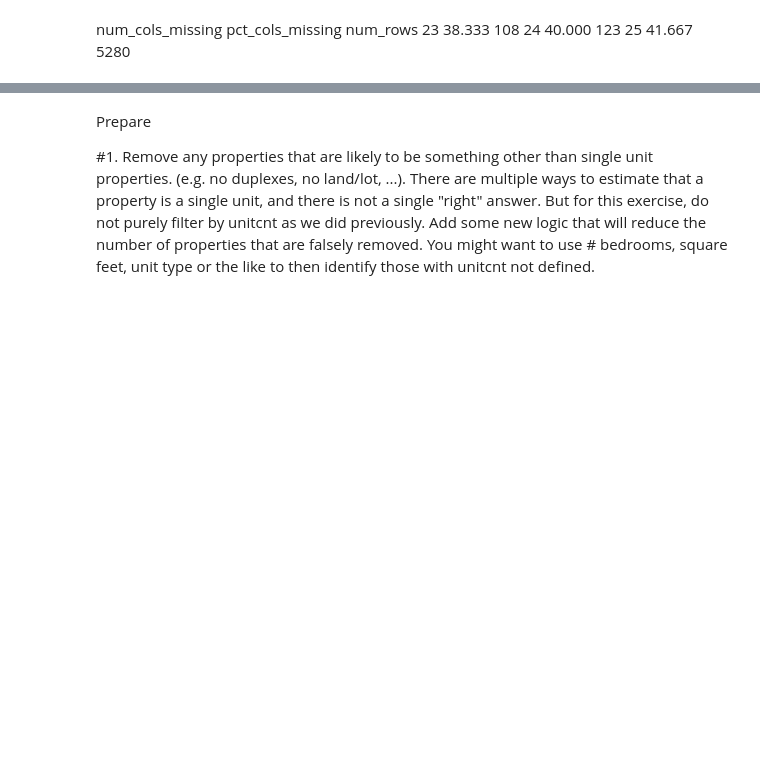
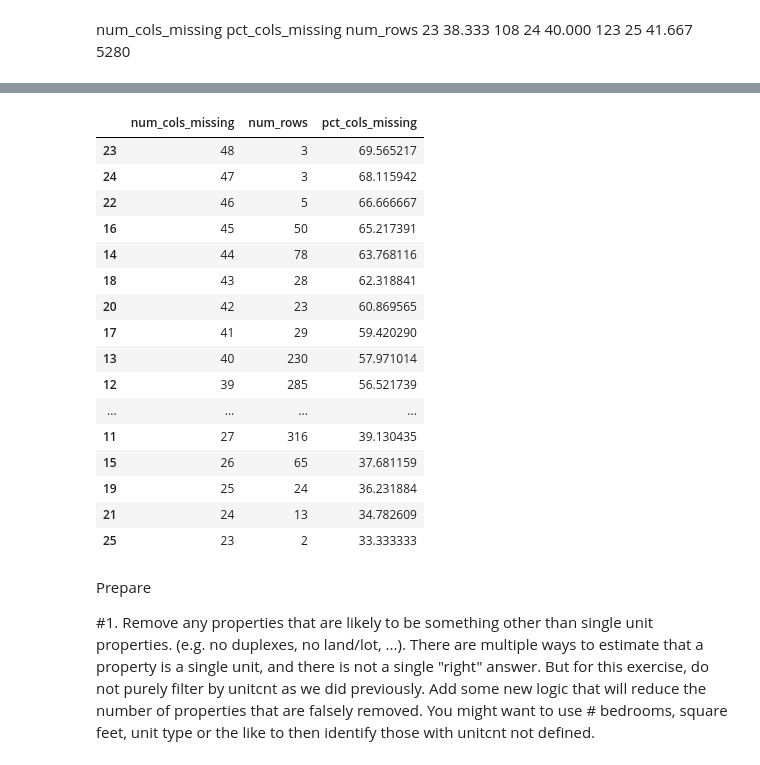
Before and after one commit to Ken-Alviola/clustering-exercises, a Jupyter notebook: zillow.ipynb, the cells around one changed output, grey strips where cells are left out. Drawn from its saved outputs; the diff is of its cells as text; code cells hidden in the pictures; blank space fills up the shorter version.

Commit message:
need missing col function

```diff
--- a/zillow.ipynb
+++ b/zillow.ipynb
@@ -242,3 +247,8 @@ num_cols_missing	pct_cols_missing	num_rows
 23	                 38.333         	108
 24	                 40.000	            123
 25	                 41.667	            5280
+# %%
+missing_col= pd.DataFrame(zillow.isnull().sum(axis =1).value_counts(),columns=['num_rows'])
+missing_col = missing_col.reset_index()
+missing_col = missing_col.rename(columns={'index':'num_cols_missing'})
+missing_col
@@ -245,3 +273,24 @@ num_cols_missing	pct_cols_missing	num_rows
+# %%
+missing_col['pct_cols_missing'] = missing_col.num_cols_missing / len(zillow.columns) * 100
+missing_col.sort_values('pct_cols_missing',ascending=False)
+# %% [output]
+|  | num_cols_missing | num_rows | pct_cols_missing |
+| 23 | 48 | 3 | 69.565217 |
+| 24 | 47 | 3 | 68.115942 |
+| 22 | 46 | 5 | 66.666667 |
+| 16 | 45 | 50 | 65.217391 |
+| 14 | 44 | 78 | 63.768116 |
+| 18 | 43 | 28 | 62.318841 |
+| 20 | 42 | 23 | 60.869565 |
+| 17 | 41 | 29 | 59.420290 |
+| 13 | 40 | 230 | 57.971014 |
+| 12 | 39 | 285 | 56.521739 |
+| ... | ... | ... | ... |
+| 11 | 27 | 316 | 39.130435 |
+| 15 | 26 | 65 | 37.681159 |
+| 19 | 25 | 24 | 36.231884 |
+| 21 | 24 | 13 | 34.782609 |
+| 25 | 23 | 2 | 33.333333 |
 # %% [markdown]
 Prepare
 
```
Also changed, not shown: parts of 5 cells of this notebook.
